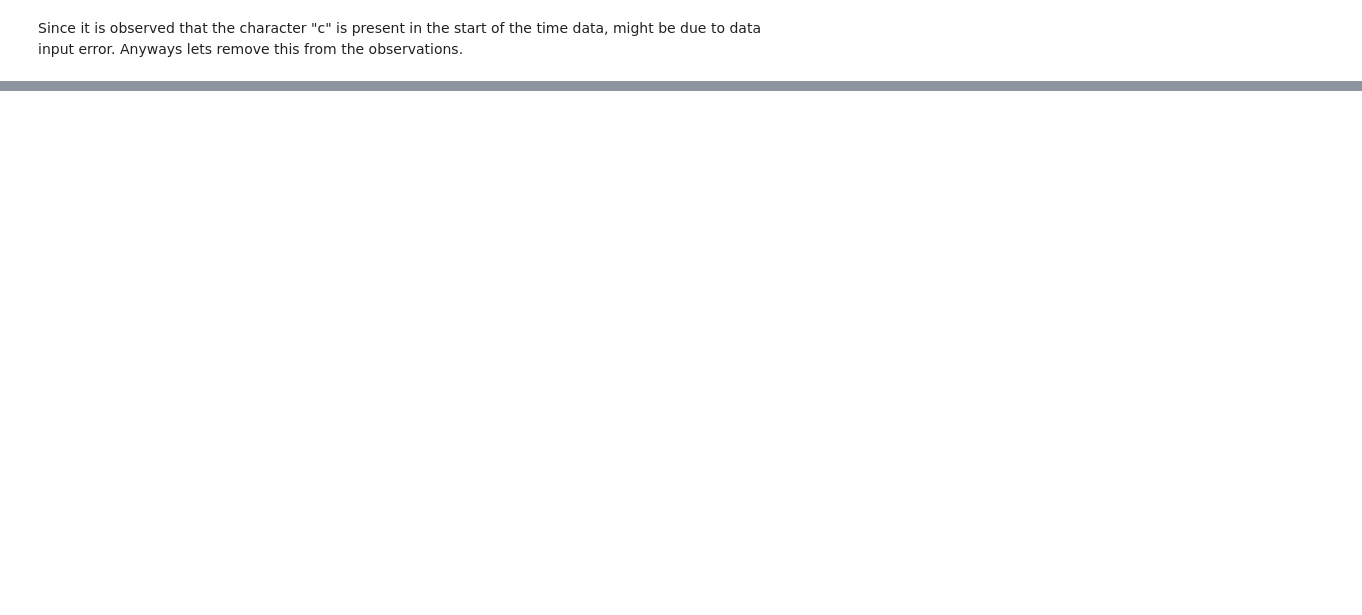
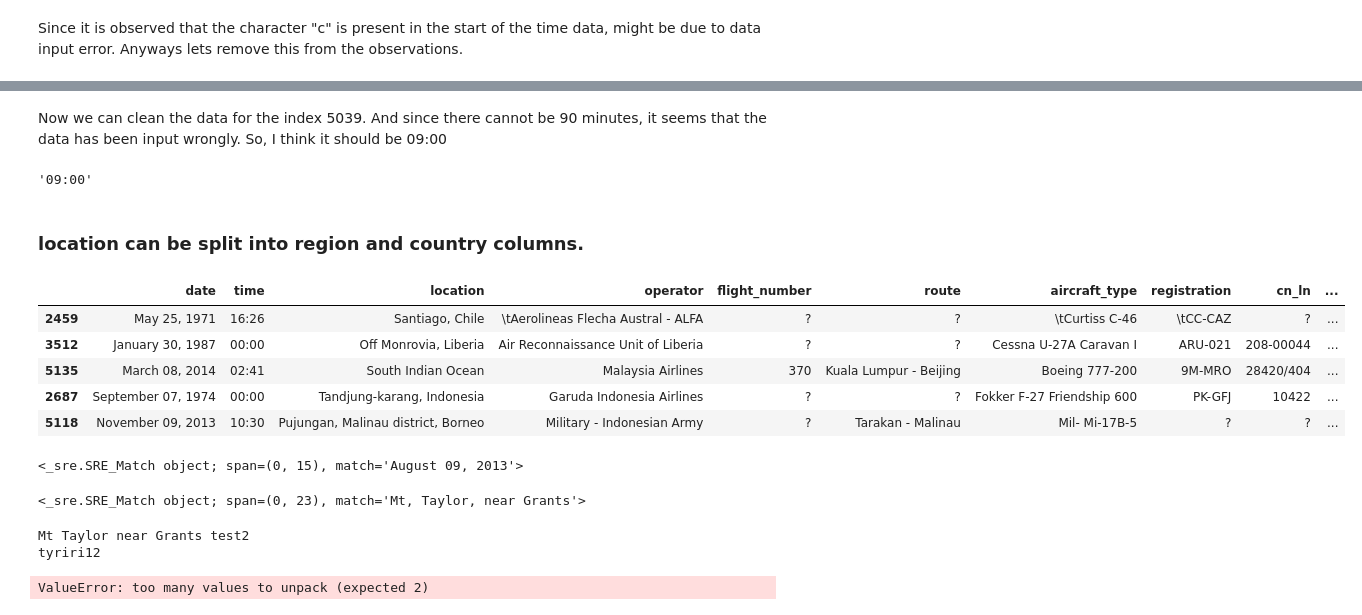
Before and after one commit to budhajitRoy/Plane-Crash-Data-Exploration, a Jupyter notebook: Plane Crash Data Exploration and Analysis.ipynb, the cells around one changed output, grey strips where cells are left out. Cells and saved outputs as stored; diff of their text form; code cells hidden in the pictures; blank space fills up the shorter version.

Commit message:
feat: region and location data cleaning
separating the location data into region and country

```diff
--- a/Plane Crash Data Exploration and Analysis.ipynb
+++ b/Plane Crash Data Exploration and Analysis.ipynb
@@ -602,0 +407,2 @@ ValueError: time data 'April 18, 1930 :17:00' does not match format '%B %d, %Y %
+# %%
+df['time'] = df['time'].apply(remove_c)
@@ -602,0 +433,14 @@ ValueError: time data 'April 18, 1930 :17:00' does not match format '%B %d, %Y %
+# %%
+def remove_extra_characters(time_data):
+
+    ignore_list = [":;",":.",":\"",";"]
+
+    for tag in ignore_list:
+        time_data = time_data.replace(tag, ':')
+
+    if len(time_data) < 5:
+        time_data = time_data.zfill(5)
+
+    return time_data
+# %%
+df['time'] = df['time'].apply(remove_extra_characters)
@@ -602,0 +456,8 @@ ValueError: time data 'April 18, 1930 :17:00' does not match format '%B %d, %Y %
+# %% [markdown]
+Now we can clean the data for the index 5039. And since there cannot be 90 minutes, it seems that the data has been input wrongly. So, I think it should be 09:00
+# %%
+df.iloc[5039]['time'] = '09:00'
+# %%
+df.iloc[5039]['time']
+# %% [output]
+'09:00'
@@ -602,0 +471,36 @@ ValueError: time data 'April 18, 1930 :17:00' does not match format '%B %d, %Y %
+# %% [markdown]
+### location can be split into region and country columns.
+# %%
+df.sample(5)
+# %% [output]
+|  | date | time | location | operator | flight_number | route | aircraft_type | registration | cn_ln | ... |
+| 2459 | May 25, 1971 | 16:26 | Santiago, Chile | \tAerolineas Flecha Austral - ALFA | ? | ? | \tCurtiss C-46 | \tCC-CAZ | ? | ... |
+| 3512 | January 30, 1987 | 00:00 | Off Monrovia, Liberia | Air Reconnaissance Unit of Liberia | ? | ? | Cessna U-27A Caravan I | ARU-021 | 208-00044 | ... |
+| 5135 | March 08, 2014 | 02:41 | South Indian Ocean | Malaysia Airlines | 370 | Kuala Lumpur - Beijing | Boeing 777-200 | 9M-MRO | 28420/404 | ... |
+| 2687 | September 07, 1974 | 00:00 | Tandjung-karang, Indonesia | Garuda Indonesia Airlines | ? | ? | Fokker F-27 Friendship 600 | PK-GFJ | 10422 | ... |
+| 5118 | November 09, 2013 | 10:30 | Pujungan, Malinau district, Borneo | Military - Indonesian Army | ? | Tarakan - Malinau | Mil- Mi-17B-5 | ? | ? | ... |
+# %%
+t_Str = "August 09, 2013"
+pattern = re.compile('^[a-zA-Z]{1,20}\s\d{2}\,\s\d{4}$')
+result = pattern.match(t_Str)
+print(result)
+# %% [output]
+<_sre.SRE_Match object; span=(0, 15), match='August 09, 2013'>
+# %%
+pattern = re.compile('^[a-zA-Z\, \.\-]{1,50}, [a-zA-Z ]{1,50}$')
+result = pattern.match("Mt, Taylor, near Grants")
+print(result)
+# %% [output]
+<_sre.SRE_Match object; span=(0, 23), match='Mt, Taylor, near Grants'>
+# %%
+t10 = "Mt, Taylor, near Grants, test2,tyriri12"
+n = t10.count(",")
+str1 = ""
+for i in range(n):
+    str1 = str1 + t10.split(",")[i].strip()+ " "
+str2 = t10.split(",")[n].strip()
+print(str1)
+print(str2)
+# %% [output]
+Mt Taylor near Grants test2
+tyriri12
@@ -602,0 +526,4 @@ ValueError: time data 'April 18, 1930 :17:00' does not match format '%B %d, %Y %
+# %%
+test15,test16 = df['location'].apply(split_region_country)
+# %% [output]
+ValueError: too many values to unpack (expected 2)
```
Also changed, not shown: parts of 50 cells of this notebook.
